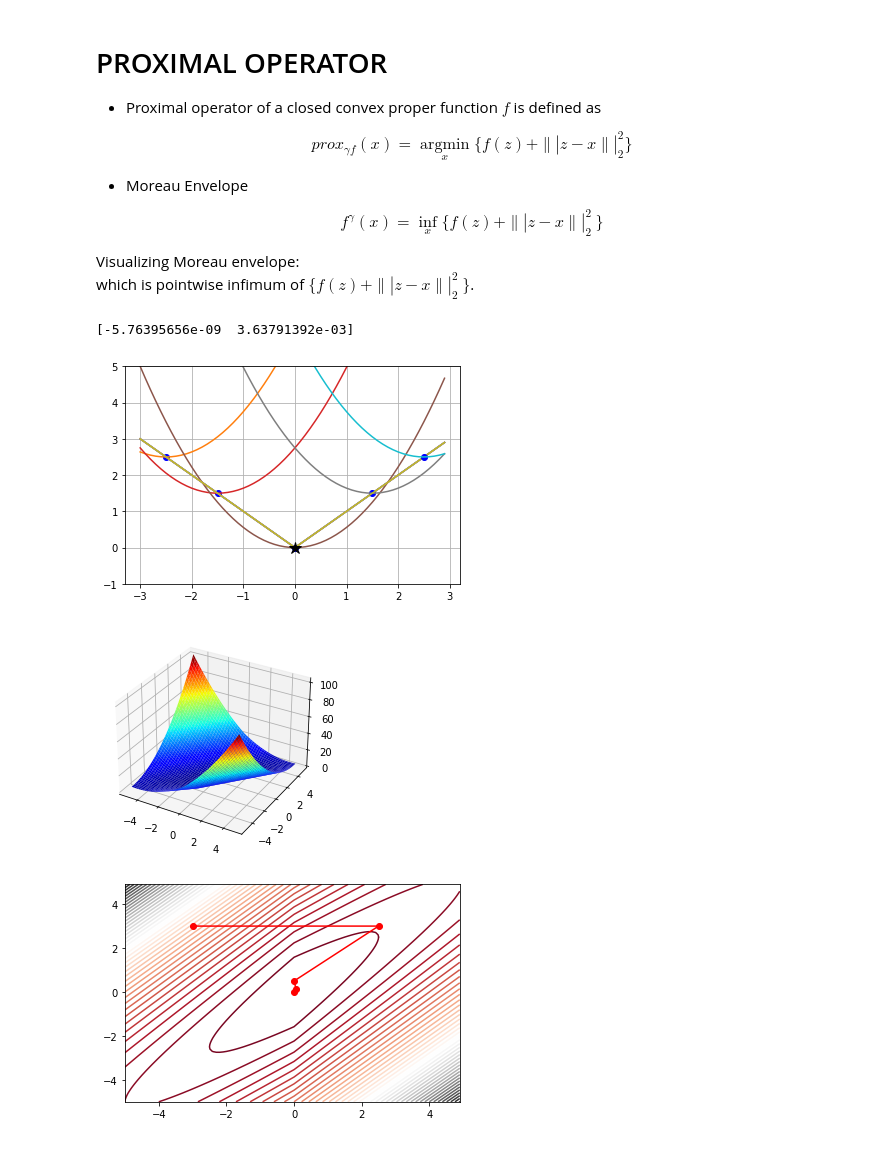
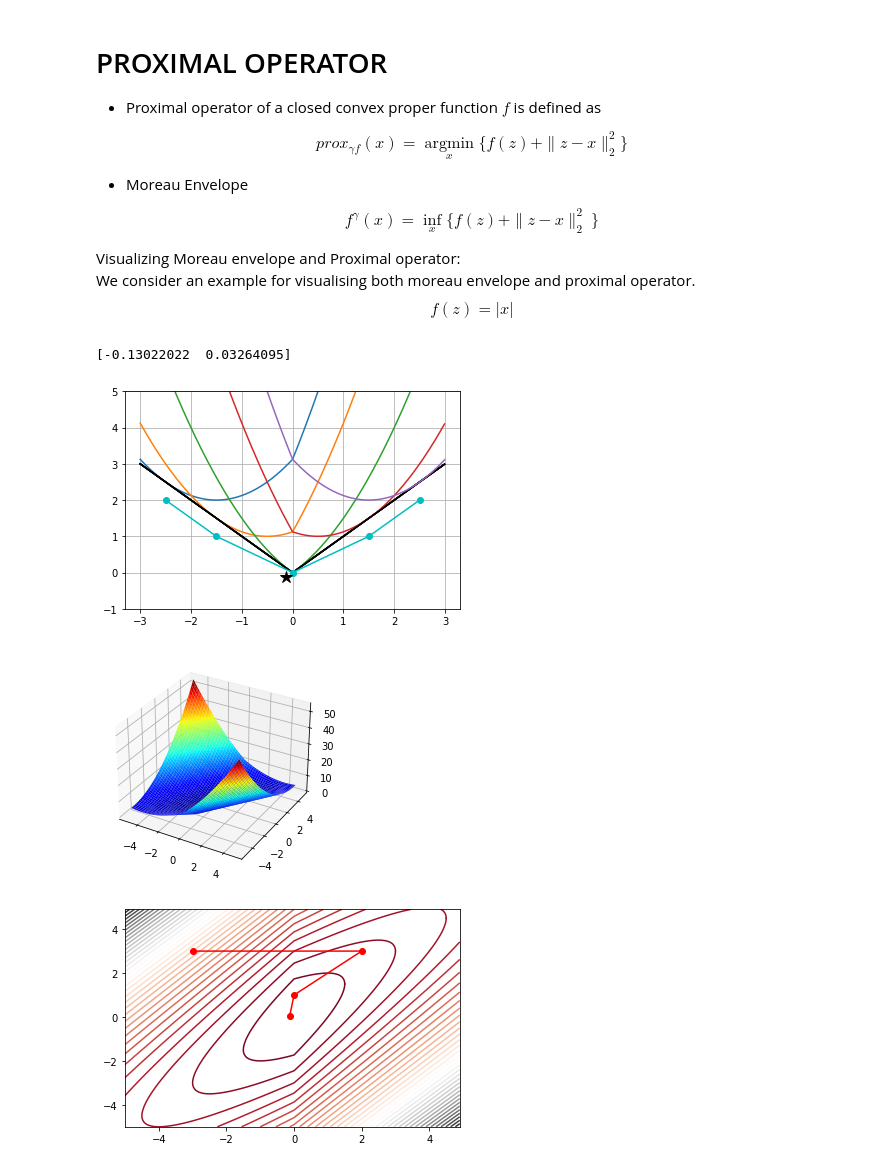
Before and after one commit to ShiBirIIT/ShivanBiradar, a Jupyter notebook: Proximal_Operator.ipynb, the cells around one changed output. Cells and saved outputs as stored; diff of their text form; code cells hidden in the pictures.

```diff
--- a/Proximal_Operator.ipynb
+++ b/Proximal_Operator.ipynb
@@ -3,63 +3,66 @@
 
 - Proximal operator of a closed convex proper function $f$ is defined as
 
-$$ prox_{\gamma f}(x) = \operatorname*{argmin}_x \{f(z) + \||z-x\||_2^2\} $$
+$$ prox_{\gamma f}(x) = \operatorname*{argmin}_x \{f(z) + \|z-x\|_2^2\} $$
 
 - Moreau Envelope
 
-$$ f^\gamma(x) = \operatorname*{inf}_x\{ f(z) + \||z-x\||_2^2\ \} $$
+$$ f^\gamma(x) = \operatorname*{inf}_x\{ f(z) + \|z-x\|_2^2\ \} $$
 
-Visualizing Moreau envelope: <br/>which is pointwise infimum of $\{ f(z) + \||z-x\||_2^2\ \}$.
+Visualizing Moreau envelope and Proximal operator:<br>
+We consider an example for visualising both moreau envelope and proximal operator.<br>
+$$ f(z) = |x| $$
 # %%
 import numpy as np
 vec = [-2.5, -1.5, 0, 1.5, 2.5]
 z = np.array(vec)
-x = np.arange(-3,3,0.1)
-gamma = 0.9
+min_f = np.zeros(len(vec))
+x = np.arange(-3,3,0.01)
+gamma = 1
 import matplotlib.pyplot as plt
 for i in range(len(z)):
-    plt.plot(x,abs(x))
-    f1 = abs(z[i])
-   # f1 = z[i]*z[i]
+    plt.plot(x,abs(x),c='k')
+    f1 = abs(x)
     f2 = (1/(2*gamma))*(z[i]-x)*(z[i]-x)
     f = f1 + f2
-    min_f = min(f)
-    plt.plot(z[i],min_f,'bo')
+    min_f[i] = min(f)
     plt.plot(x,f)
     plt.grid()
     plt.ylim([-1,5])
     import numpy as np
-gamma = 0.5
+
+plt.plot(z, min_f, '-oc')
+
 from scipy import optimize
 def f(x):
     return abs(x[0])+ (1/(2*gamma))*(x[1]-x[0])*(x[1]-x[0])
 
 def reporter(p):
     """Reporter function to capture intermediate states of optimization."""
     global ps
     ps.append(p)
 
 x0 = [-3,3]
 ps=[x0]
 
 optim = optimize.minimize(f, [3, 3], callback=reporter, method="CG")
 print(optim.x)
 plt.plot(optim.x[0],optim.x[0],c='k',marker='*',markersize=12)
 xaxis = np.arange(-5,5,0.1)
 yaxis = np.arange(-5,5,0.1)
 x,y = np.meshgrid(xaxis,yaxis)
 x_aug = [x,y]
 results = f(x_aug)
 figure = plt.figure()
 axis = figure.gca(projection='3d')
 axis.plot_surface(x, y, results, cmap='jet')
 plt.figure()
 plt.contour(x, y, results, 50, cmap='RdGy')
 ps = np.array(ps)
 plt.plot(ps[:, 0], ps[:, 1], '-ro')
 plt.show()
 # %% [output]
-[-5.76395656e-09  3.63791392e-03]
+[-0.13022022  0.03264095]
-[figure, old version]
+[figure, new version]
-[figure, old version]
+[figure, new version]
-[figure, old version]
+[figure, new version]
```
